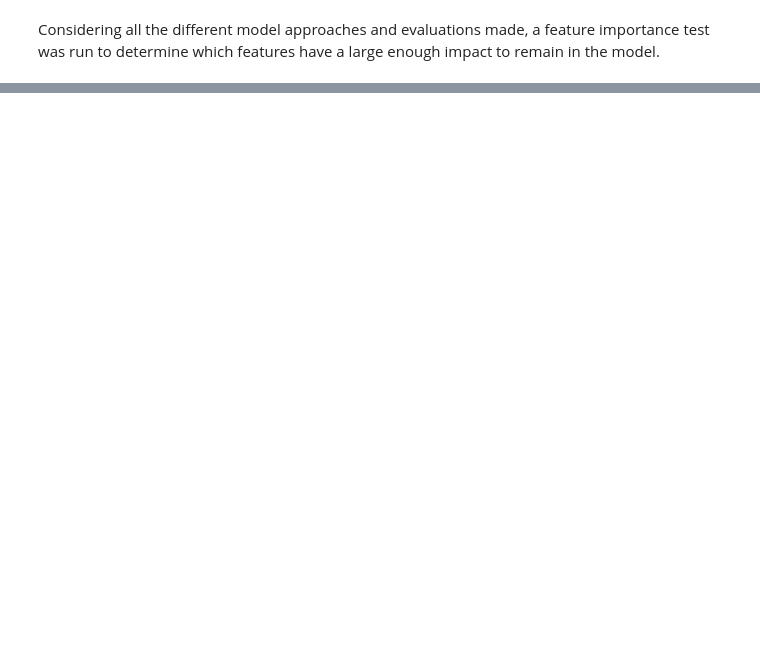
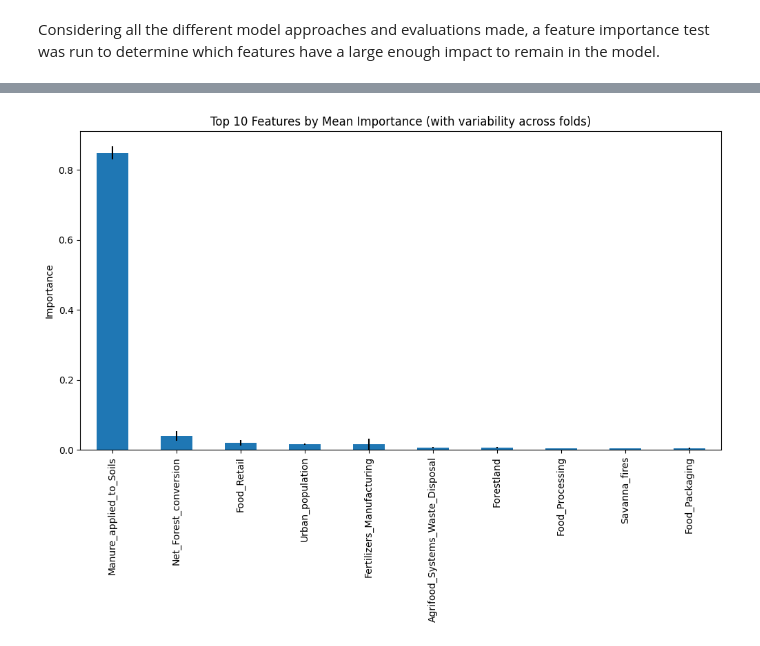
Before and after one commit to wktkfoster/2401PTDS_Regression_Project, a Jupyter notebook: Regression Project.ipynb, the cells around one changed output, grey strips where cells are left out. Saved outputs shown, nothing was run; the diff lists cells and outputs as text; code cells hidden in the pictures; blank space fills up the shorter version.

```diff
--- a/Regression Project.ipynb
+++ b/Regression Project.ipynb
@@ -166,8 +281,8 @@ Both Area and Year were dropped from the dataset as they are not directly relate
 In the below code block, we prepare our features `X` and target variable `y` for modelling. The dataset is also split into training and testing sets, and feature scaling is applied using `MinMaxScaler`. This process ensures that our regression models do not bias towards variables with larger magnitudes.
 # %%
 # Separate the feature and target variables
-X = df.drop(['Average_Temperature_C', 'Area', 'Year'], axis=1)
-y = df['Average_Temperature_C']
+X = df_clean.drop(['Average_Temperature_C', 'Area', 'Year'], axis=1)
+y = df_clean['Average_Temperature_C']
 
 # Split the data into train and test sets
 X_train, X_test, y_train, y_test = train_test_split(X, y, test_size=0.2, random_state=42)
@@ -279,0 +426,24 @@ dtype: float64
+# %%
+from collections import defaultdict
+
+feature_importance_tracker = defaultdict(list)
+
+for train_idx, test_idx in cv.split(X, y):
+    X_train_cv, y_train_cv = X.iloc[train_idx], y.iloc[train_idx]
+    rf_cv = RandomForestRegressor(n_estimators=200, random_state=42, max_depth=6)
+    rf_cv.fit(X_train_cv, y_train_cv)
+
+    for feat, importance in zip(X.columns, rf_cv.feature_importances_):
+        feature_importance_tracker[feat].append(importance)
+
+# Convert to DataFrame for inspection
+import pandas as pd
+fi_stability = pd.DataFrame(feature_importance_tracker)
+fi_mean = fi_stability.mean().sort_values(ascending=False)
+fi_std  = fi_stability.std().sort_values(ascending=False)
+
+print("Feature Importance Stability (mean importance):")
+print(fi_mean.head(10))
+
+print("\nFeature Importance Variability (std across folds):")
+print(fi_std.head(10))
@@ -279,0 +468,10 @@ dtype: float64
+# %%
+import matplotlib.pyplot as plt
+
+plt.figure(figsize=(12,6))
+fi_mean.head(10).plot(kind="bar", yerr=fi_std.head(10))
+plt.title("Top 10 Features by Mean Importance (with variability across folds)")
+plt.ylabel("Importance")
+plt.show()
+# %% [output]
+[figure, added]
```
Also changed, not shown: parts of 18 cells of this notebook, 2 other files.
